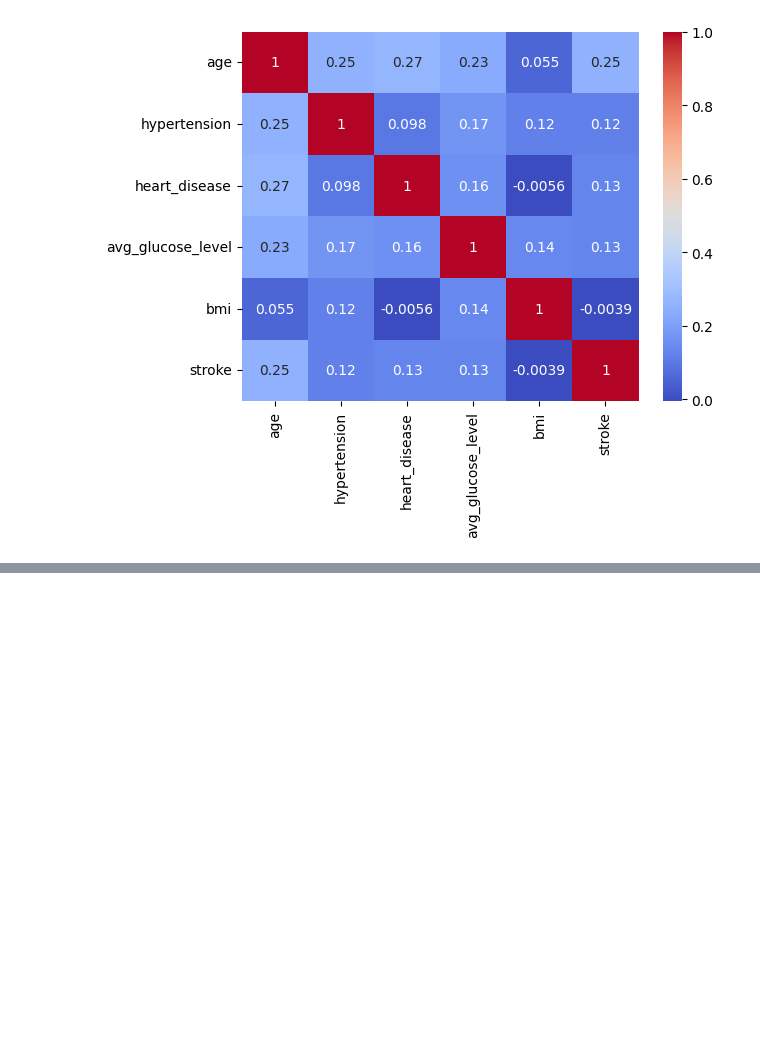
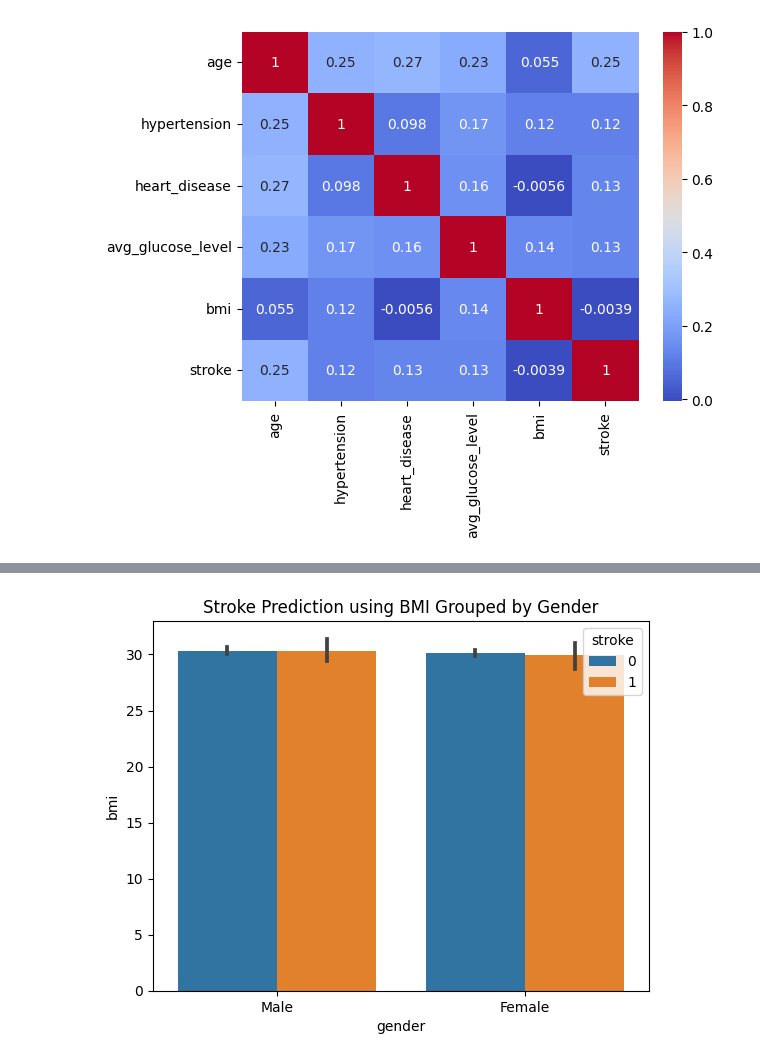
Before and after one commit to Issey2023/Coding-dojo-Project-2-, a Jupyter notebook: Project_2_Part_3_(Core).ipynb, the cells around one changed output, grey strips where cells are left out. Cells and saved outputs as stored; diff of their text form; code cells hidden in the pictures; blank space fills up the shorter version.

```diff
--- a/Project_2_Part_3_(Core).ipynb
+++ b/Project_2_Part_3_(Core).ipynb
@@ -621,0 +817,6 @@ figsize=(10,10)
+# %%
+ax = sns.barplot(data=df, y="bmi", x="gender", hue='stroke')
+
+ax.set_title("Stroke Prediction using BMI Grouped by Gender");
+# %% [output]
+[figure, added]
```
Also changed, not shown: parts of 50 cells of this notebook.
